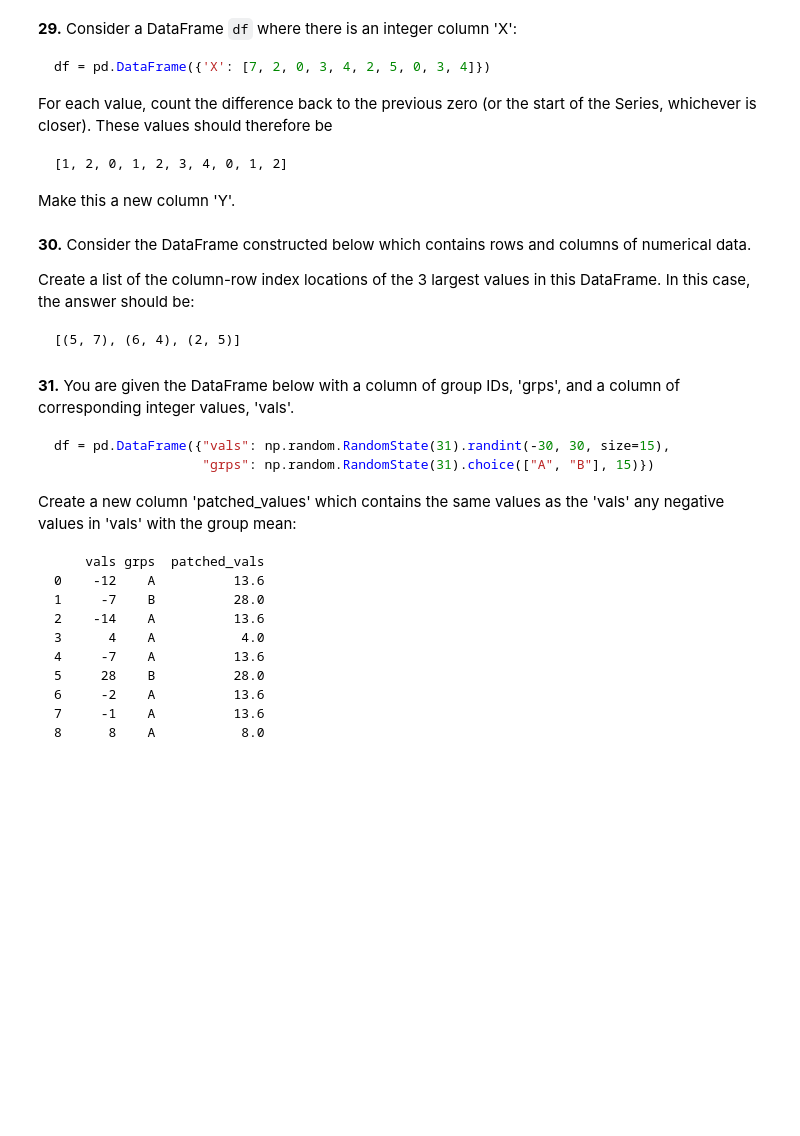
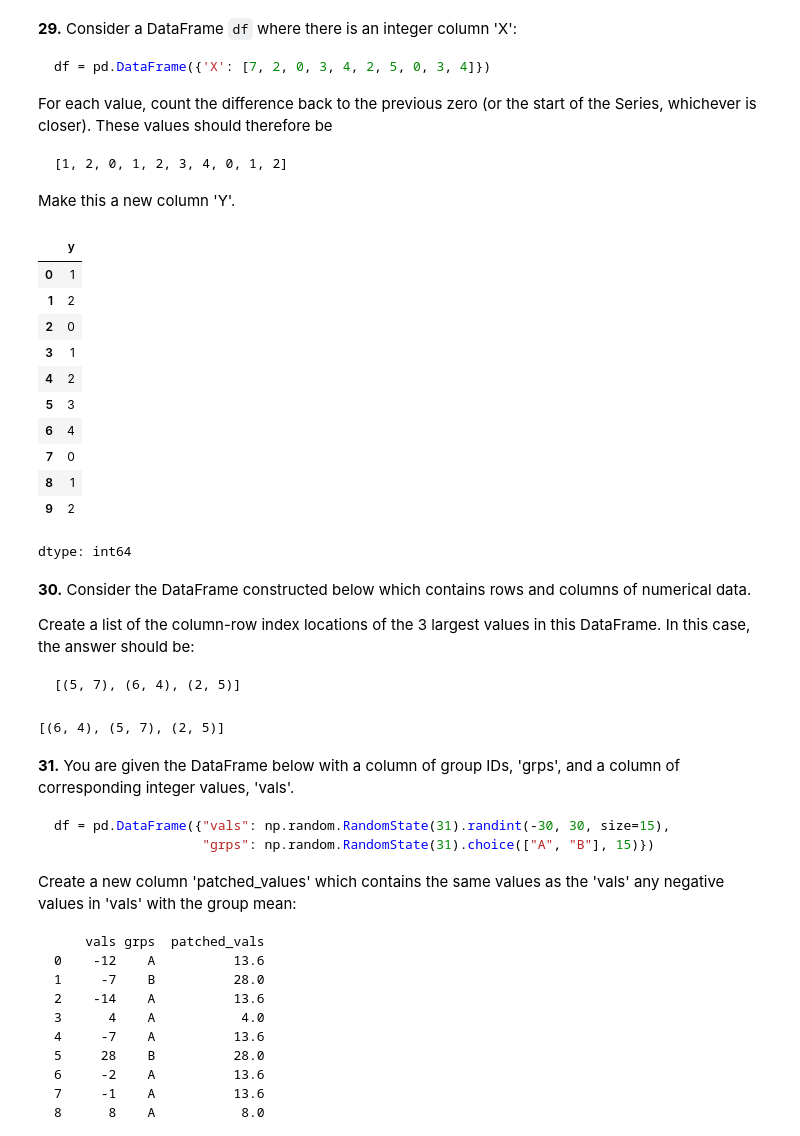
Before and after one commit to KummariJahnavi61/100-pandas-puzzles, a Jupyter notebook: 100-pandas-puzzles.ipynb, the cells around one changed output. Drawn from its saved outputs; the diff is of its cells as text; code cells hidden in the pictures; blank space fills up the shorter version.

````diff
--- a/100-pandas-puzzles.ipynb
+++ b/100-pandas-puzzles.ipynb
@@ -522,6 +520,34 @@ For each value, count the difference back to the previous zero (or the start of
 ```
 
 Make this a new column 'Y'.
+# %%
+df = pd.DataFrame({'X': [7, 2, 0, 3, 4, 2, 5, 0, 3, 4]})
+def fun(series):
+  result=[]
+  count=0
+  for val in series:
+    if val==0:
+      result.append(0)
+      count=0
+    else:
+      count+=1
+      result.append(count)
+  return result
+df['y']=fun(df['X'])
+df['y']
+# %% [output]
+|  | y |
+| 0 | 1 |
+| 1 | 2 |
+| 2 | 0 |
+| 3 | 1 |
+| 4 | 2 |
+| 5 | 3 |
+| 6 | 4 |
+| 7 | 0 |
+| 8 | 1 |
+| 9 | 2 |
+dtype: int64
 # %% [markdown]
 **30.** Consider the DataFrame constructed below which contains rows and columns of numerical data.
 
@@ -531,6 +557,11 @@ Create a list of the column-row index locations of the 3 largest values in this
 ```
 # %%
 df = pd.DataFrame(np.random.RandomState(30).randint(1, 101, size=(8, 8)))
+df1=df.stack().sort_values().tail(3).reset_index()
+result=list(zip(df1['level_1'],df1['level_0']))
+result
+# %% [output]
+[(6, 4), (5, 7), (2, 5)]
 # %% [markdown]
 **31.** You are given the DataFrame below with a column of group IDs, 'grps', and a column of corresponding integer values, 'vals'.
 
````
Also changed, not shown: parts of 2 cells of this notebook.
